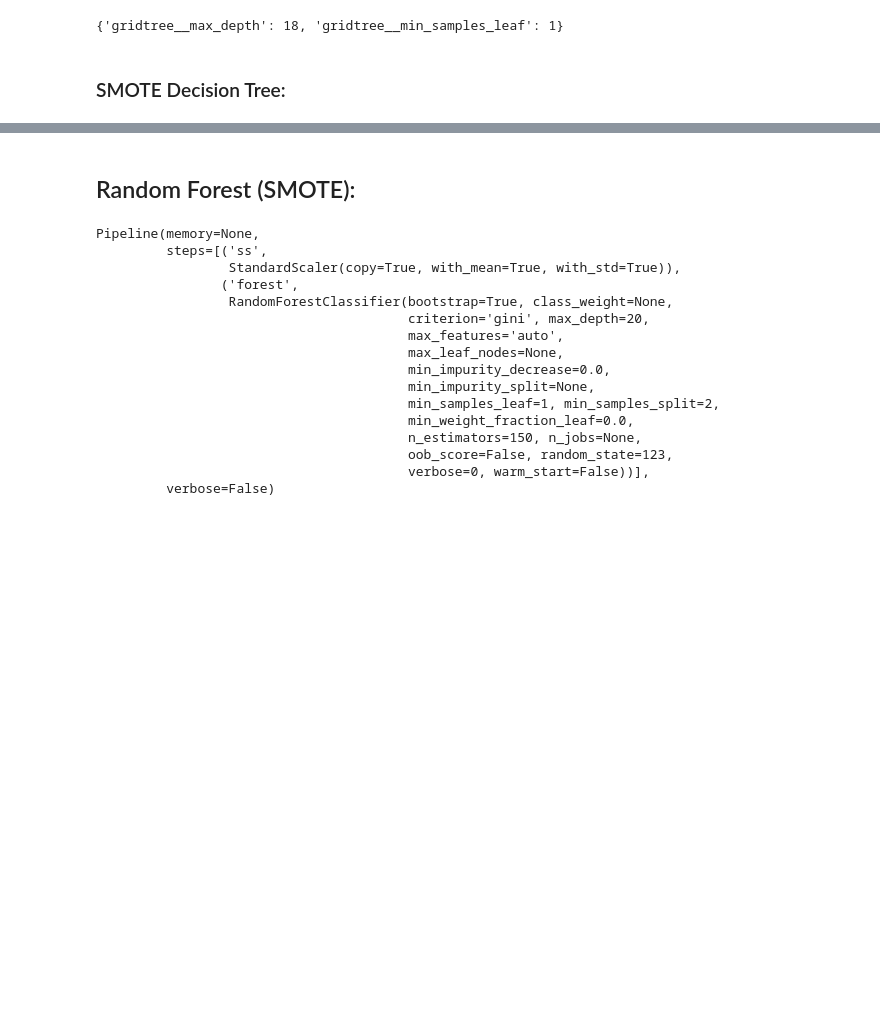
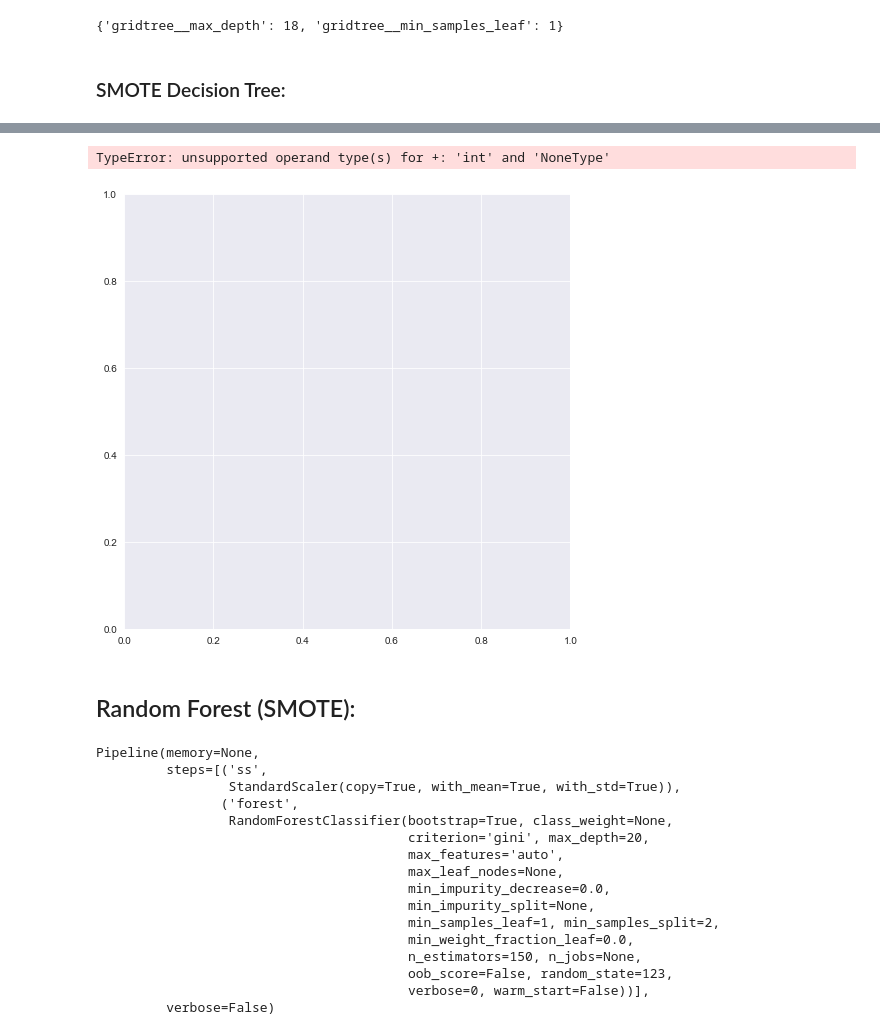
Before and after one commit to thomaskbrown18/mod_3_ml_proj, a Jupyter notebook: student.ipynb, the cells around one changed output, grey strips where cells are left out. Cells and saved outputs as stored; diff of their text form; code cells hidden in the pictures; blank space fills up the shorter version.

```diff
--- a/student.ipynb
+++ b/student.ipynb
@@ -617,6 +617,15 @@ def show_accuracy(model):
 
     norm_matrix(model)
     rto_recall(model)
+
+def plot_feature_importances(model):
+    sorted_features = np.sort(model.feature_importances_)
+    n_features = X_train.shape[1]
+    plt.figure(figsize=(8,8))
+    plt.barh(range(n_features), model.feature_importances_, align='center')
+    plt.yticks(np.arange(n_features), X_train.columns.values)
+    plt.xlabel('Feature importance')
+    plt.ylabel('Feature')
 # %% [markdown]
 For our baseline model, we'll be using a basic K Nearest Neighbors model, and see if we can improve it from there.<br>
 Note, this will likely be commented out as it is a slow model to run.
@@ -680,3 +695,8 @@ Return to Owner Recall: 85.48%
+# %%
+plot_feature_importances(tree)
+# %% [output]
+TypeError: unsupported operand type(s) for +: 'int' and 'NoneType'
+[figure, added]
 # %% [markdown]
 ## Random Forest (SMOTE):
 # %%
```
Also changed, not shown: parts of 9 cells of this notebook.
